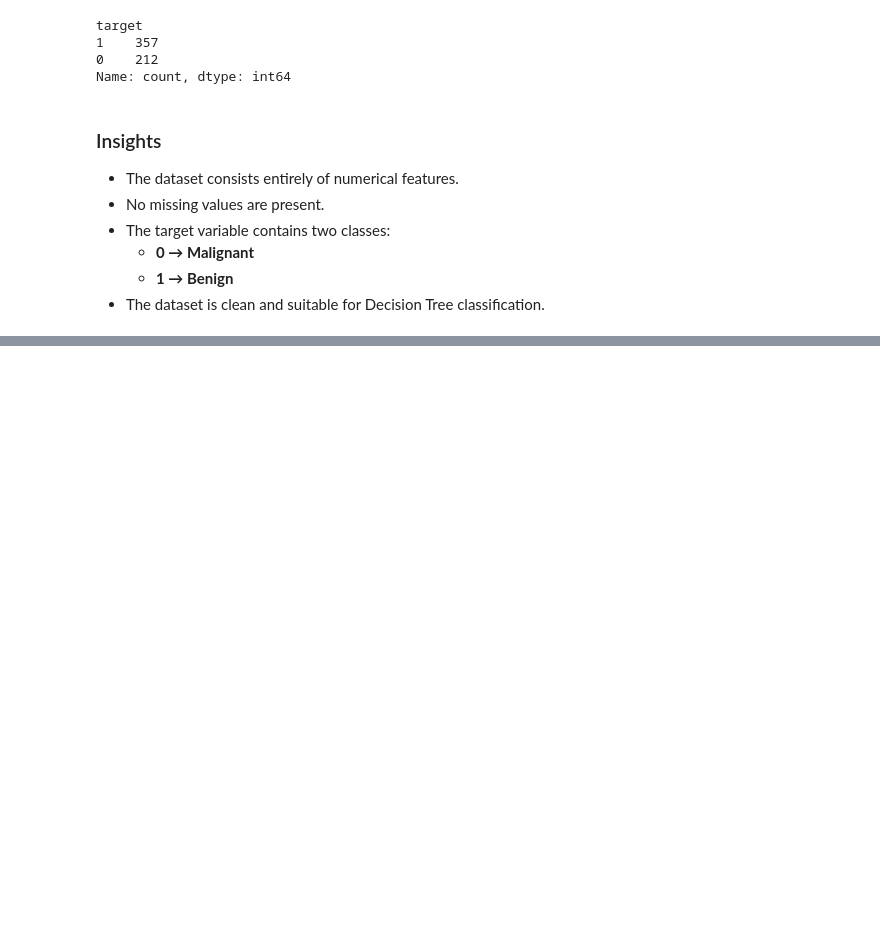
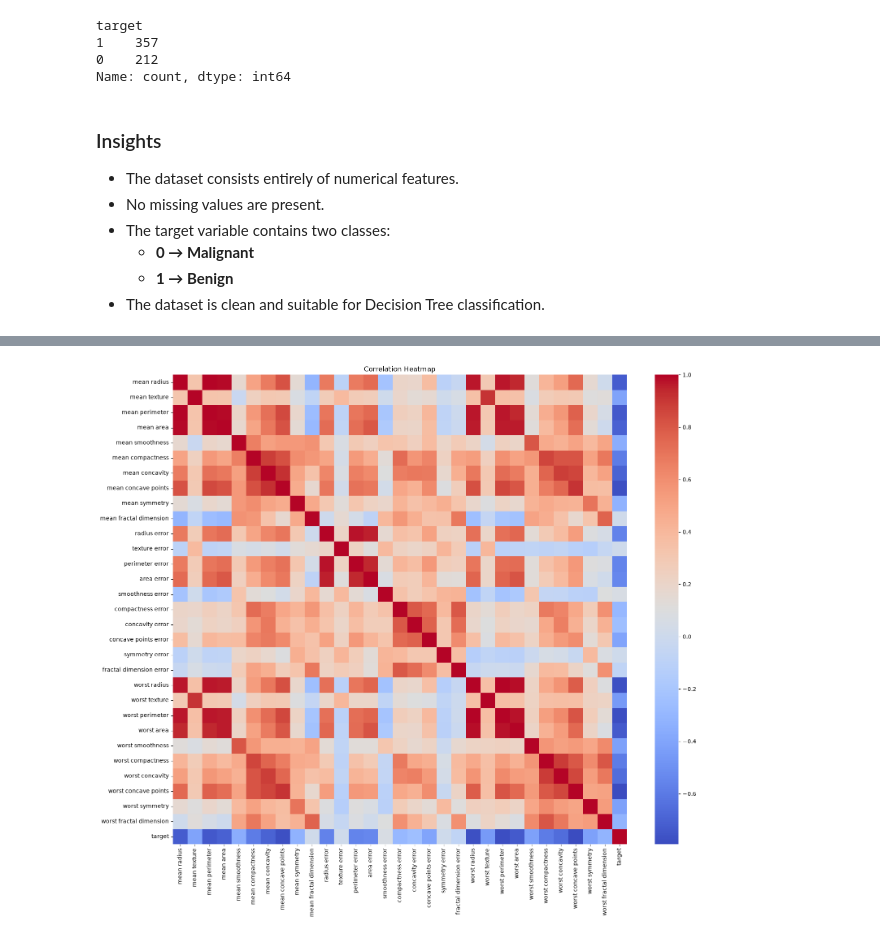
Before and after one commit to Pralishatripathy000/ml-decision-tree, a Jupyter notebook: notebook.ipynb, the cells around one changed output, grey strips where cells are left out. Cells and saved outputs as stored; diff of their text form; code cells hidden in the pictures; blank space fills up the shorter version.

```diff
--- a/notebook.ipynb
+++ b/notebook.ipynb
@@ -214,0 +283,6 @@ target_distribution.to_csv(
+# %%
+# Compute the feature correlation matrix
+
+correlation = df.corr()
+
+correlation
@@ -214,0 +314,21 @@ target_distribution.to_csv(
+# %%
+# Plot the correlation heatmap
+
+plt.figure(figsize=(18,15))
+
+sns.heatmap(
+    correlation,
+    cmap="coolwarm"
+)
+
+plt.title("Correlation Heatmap")
+
+plt.savefig(
+    "outputs/figures/correlation_heatmap.png",
+    dpi=300,
+    bbox_inches="tight"
+)
+
+plt.show()
+# %% [output]
+[figure, added]
```
Also changed, not shown: parts of 9 cells of this notebook, 4 other files.
